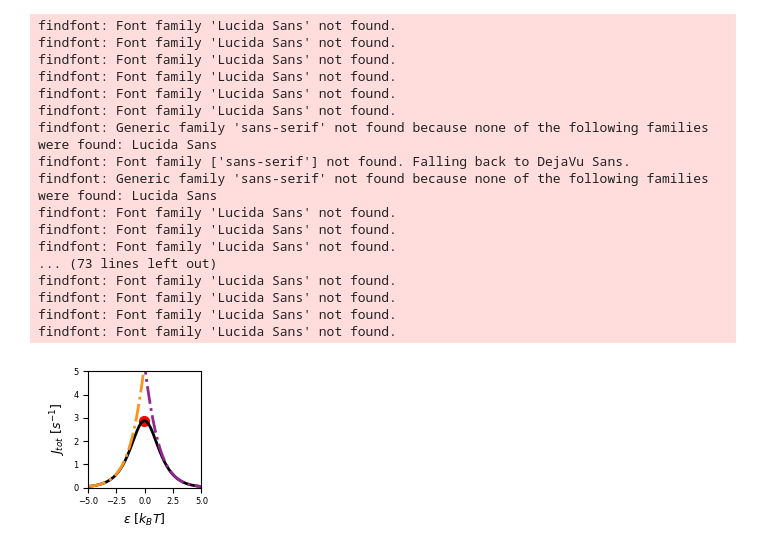
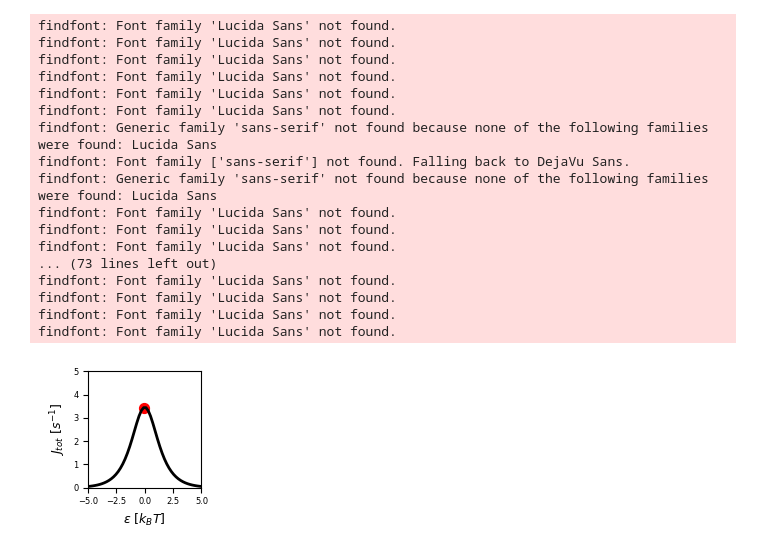
Before and after one commit to romamarketsandwich/diagram_dynamic_metabolism_v2, a Jupyter notebook: workflow/logs/run_fig2a_steady_state.ipynb, the cells around one changed output. Cells and saved outputs as stored; diff of their text form; code cells hidden in the pictures.

```diff
--- a/workflow/logs/run_fig2a_steady_state.ipynb
+++ b/workflow/logs/run_fig2a_steady_state.ipynb
@@ -45,7 +45,7 @@ alpha_32 = 1
 
 alpha_54 = 1
 alpha_65 = 1
-gamma = 20000
+gamma = 2E5
 N = 6
 node_indices = list(range(N))
 
@@ -473,38 +473,38 @@ plt.rcParams['font.sans-serif'] = ['Lucida Sans']
 plt.xlim(-5, 5)
 plt.ylim(0, 5)
 plt.plot(epsilon_list, J_tot_list, color='black', label='Total Flux', linewidth=2)
-plt.plot(epsilon_list, J_limit_1_list, color='#92278f', linestyle='dashdot', label='Limit 1', linewidth=2)
-plt.plot(epsilon_list, J_limit_2_list, color='#f7941d', linestyle='dashdot', label='Limit 2', linewidth=2)
+# plt.plot(epsilon_list, J_limit_1_list, color='#92278f', linestyle='dashdot', label='Limit 1', linewidth=2)
+# plt.plot(epsilon_list, J_limit_2_list, color='#f7941d', linestyle='dashdot', label='Limit 2', linewidth=2)
 plt.xlabel('$\epsilon \ [k_B T]$', fontsize=9, fontdict={'family': 'sans-serif'})
 plt.ylabel('$J_{tot} \ [s^{-1}]$', fontsize=9, fontdict={'family': 'sans-serif'})
 plt.xticks([-5, -2.5, 0, 2.5, 5], fontsize=6)
 plt.yticks([i for i in range(0, 6)], fontsize=6)
 ax = plt.gca()
 for tick in ax.get_xticklabels():
     tick.set_fontname("Lucida Sans")
 for tick in ax.get_yticklabels():
     tick.set_fontname("Lucida Sans")
 idx = np.argmin(np.abs(epsilon_list - epsilon_list[np.where(np.array(J_tot_list) == np.max(J_tot_list))[0][0]]))
 plt.scatter(epsilon_list[idx], J_tot_list[idx], color='red', s=50, label='Current Point')
 # plt.legend()
 plt.tight_layout()
 plt.savefig(snakemake.output[0], format='svg')
 # %% [output]
 findfont: Font family 'Lucida Sans' not found.
 findfont: Font family 'Lucida Sans' not found.
 findfont: Font family 'Lucida Sans' not found.
 findfont: Font family 'Lucida Sans' not found.
 findfont: Font family 'Lucida Sans' not found.
 findfont: Font family 'Lucida Sans' not found.
 findfont: Generic family 'sans-serif' not found because none of the following families were found: Lucida Sans
 findfont: Font family ['sans-serif'] not found. Falling back to DejaVu Sans.
 findfont: Generic family 'sans-serif' not found because none of the following families were found: Lucida Sans
 findfont: Font family 'Lucida Sans' not found.
 findfont: Font family 'Lucida Sans' not found.
 findfont: Font family 'Lucida Sans' not found.
 ... (73 lines left out)
 findfont: Font family 'Lucida Sans' not found.
 findfont: Font family 'Lucida Sans' not found.
 findfont: Font family 'Lucida Sans' not found.
 findfont: Font family 'Lucida Sans' not found.
-[figure, old version]
+[figure, new version]
```
Also changed, not shown: parts of 3 cells of this notebook, 11 other files.
